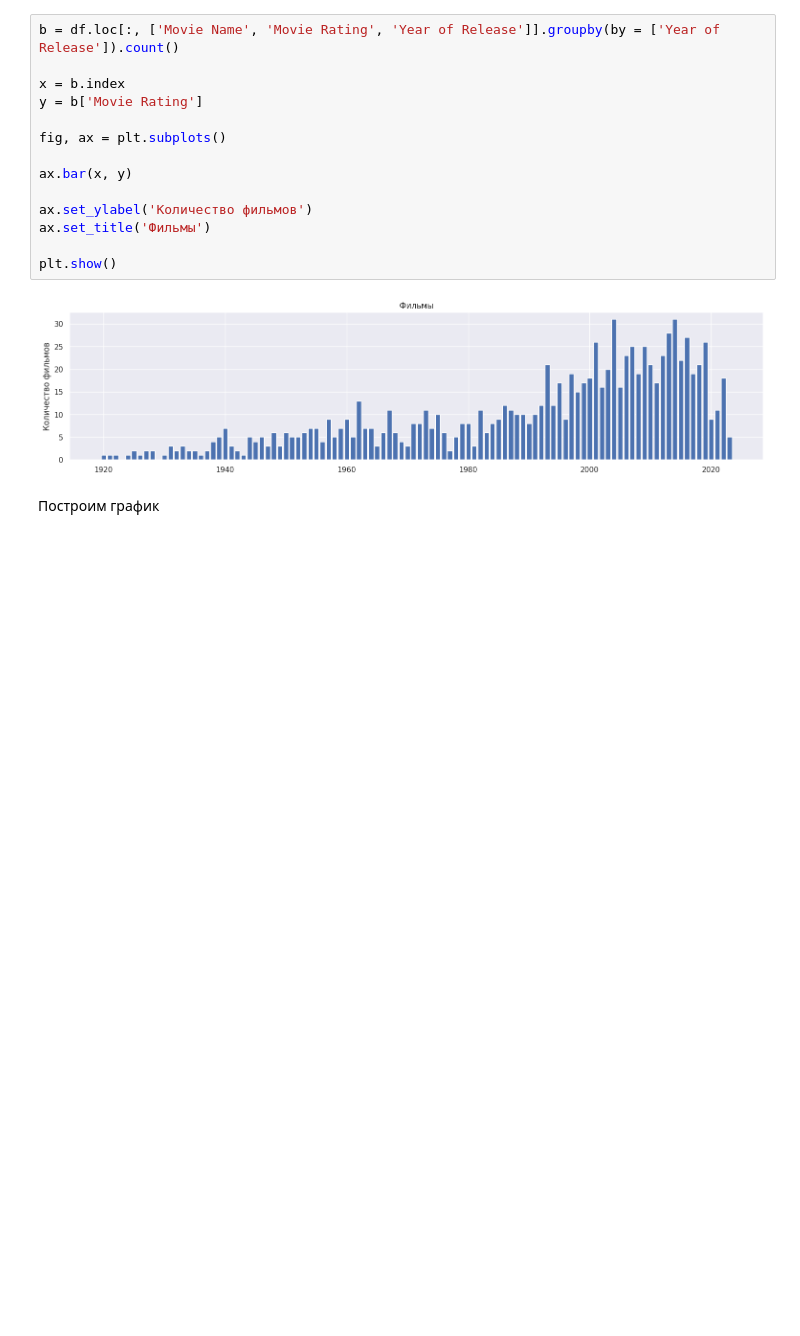
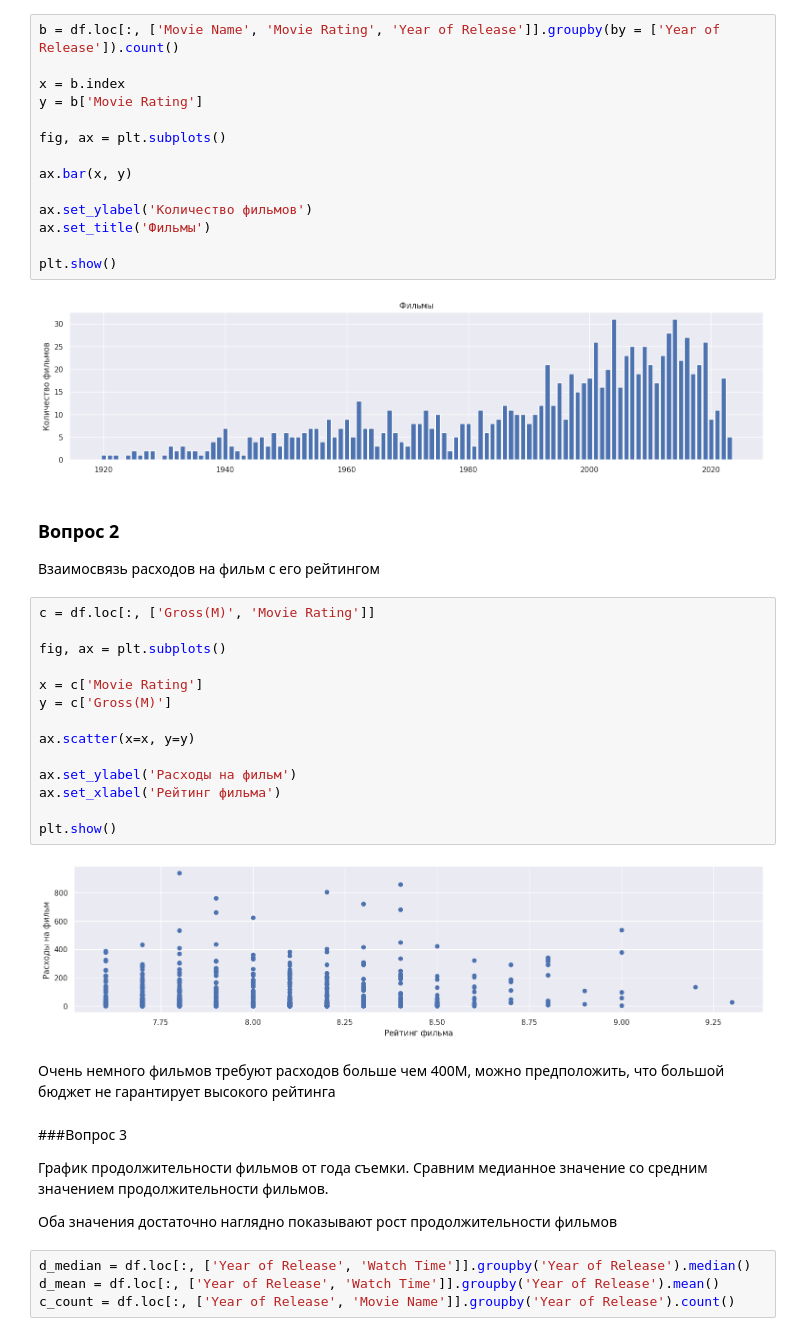
Before and after one commit to zyf2021/freeCodeCamp, a Jupyter notebook: Top_1000_IMDb_movies_New_version.ipynb, the cells around one changed output. Drawn from its saved outputs; the diff is of its cells as text; blank space fills up the shorter version.

```diff
--- a/Top_1000_IMDb_movies_New_version.ipynb
+++ b/Top_1000_IMDb_movies_New_version.ipynb
@@ -315,5 +303,34 @@ ax.set_title('Фильмы')
 plt.show()
 # %% [output]
 [figure]
-# %% [markdown]
-Построим график
+# %% [markdown]
+### Вопрос 2
+Взаимосвязь расходов на фильм с его рейтингом
+# %%
+c = df.loc[:, ['Gross(M)', 'Movie Rating']]
+
+fig, ax = plt.subplots()
+
+x = c['Movie Rating']
+y = c['Gross(M)']
+
+ax.scatter(x=x, y=y)
+
+ax.set_ylabel('Расходы на фильм')
+ax.set_xlabel('Рейтинг фильма')
+
+plt.show()
+# %% [output]
+[figure, added]
+# %% [markdown]
+Очень немного фильмов требуют расходов больше чем 400M, можно предположить, что большой бюджет не гарантирует высокого рейтинга
+# %% [markdown]
+###Вопрос 3
+
+График продолжительности фильмов от года съемки. Сравним медианное значение со средним значением продолжительности фильмов.
+
+Оба значения достаточно наглядно показывают рост продолжительности фильмов
+# %%
+d_median = df.loc[:, ['Year of Release', 'Watch Time']].groupby('Year of Release').median()
+d_mean = df.loc[:, ['Year of Release', 'Watch Time']].groupby('Year of Release').mean()
+c_count = df.loc[:, ['Year of Release', 'Movie Name']].groupby('Year of Release').count()
```
Also changed, not shown: parts of 10 cells of this notebook.
